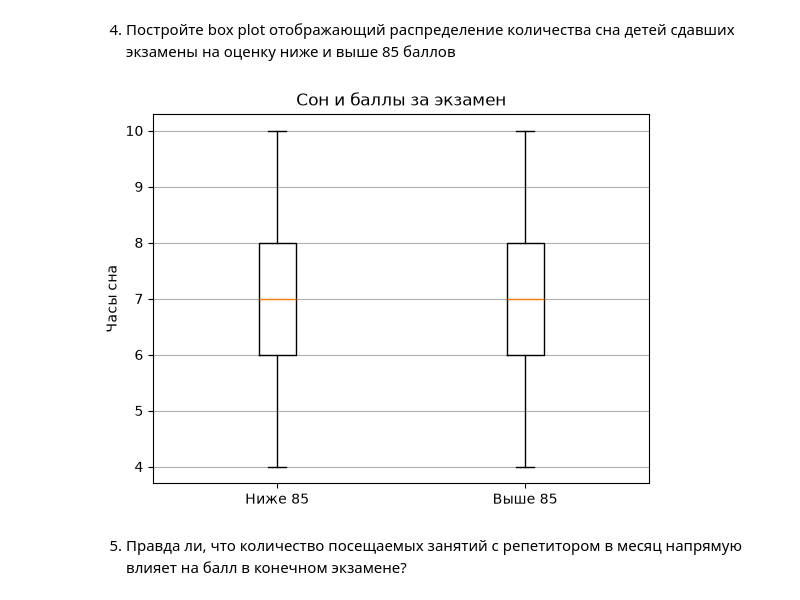
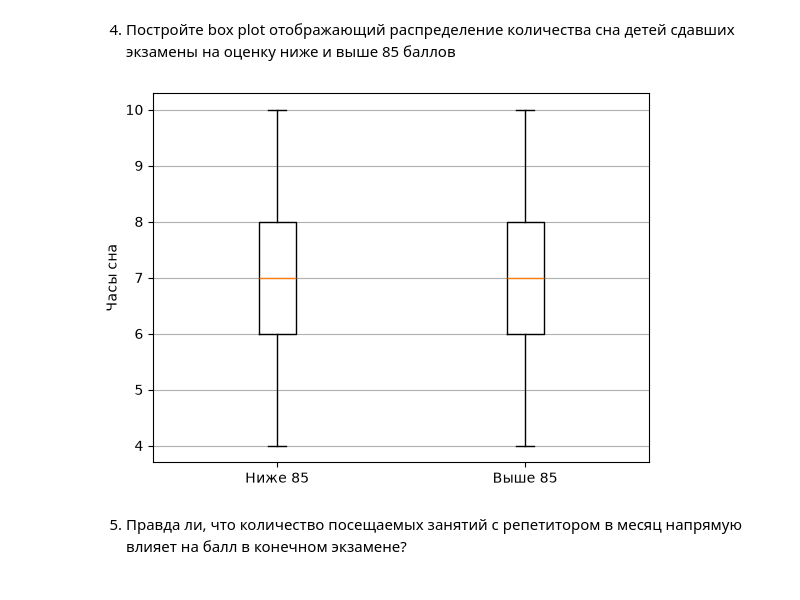
Before and after one commit to uncommonde4th/ML, a Jupyter notebook: hw1/Lab1-6.ipynb, the cells around one changed output. Cells and saved outputs as stored; diff of their text form; code cells hidden in the pictures.

```diff
--- a/hw1/Lab1-6.ipynb
+++ b/hw1/Lab1-6.ipynb
@@ -367,14 +365,13 @@ plt.show()
 # %%
 low = df[df['Exam_Score'] < 85]['Sleep_Hours']
 high = df[df['Exam_Score'] > 85]['Sleep_Hours']
 
 plt.boxplot([low, high], tick_labels=['Ниже 85', 'Выше 85'])
-plt.title('Сон и баллы за экзамен')
 plt.ylabel('Часы сна')
 plt.grid(axis='y')
 plt.show()
 # %% [output]
-[figure, old version]
+[figure, new version]
 # %% [markdown]
 5. Правда ли, что количество посещаемых занятий с репетитором в месяц напрямую влияет на балл в конечном экзамене?
 # %%
```
Also changed, not shown: parts of 5 cells of this notebook, 1 other file.
